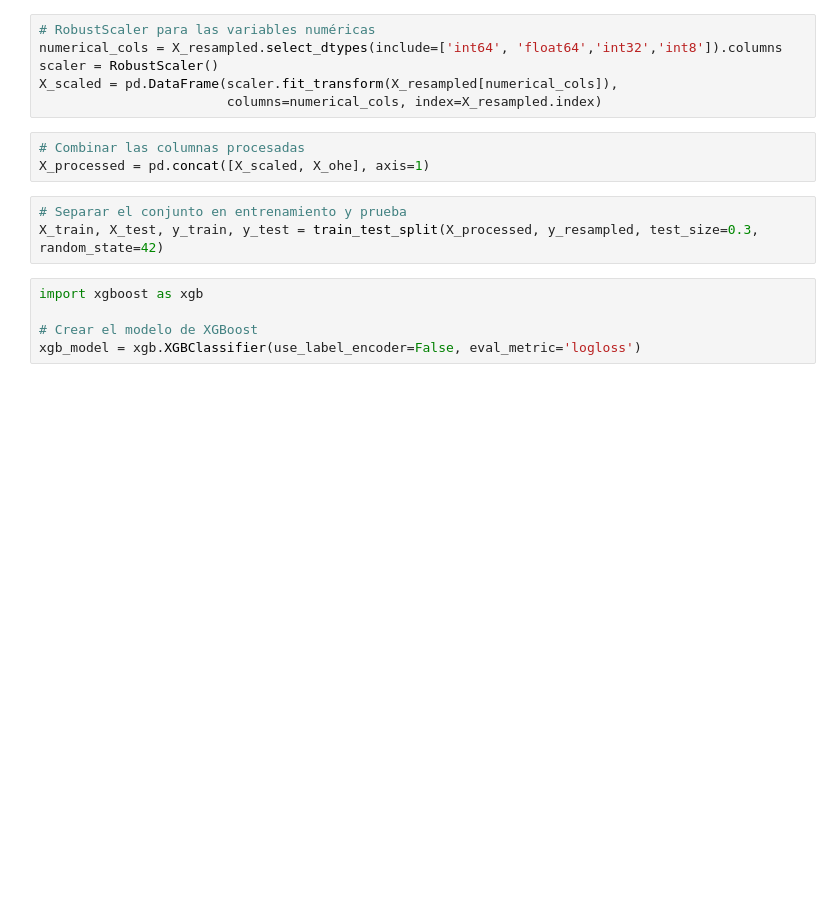
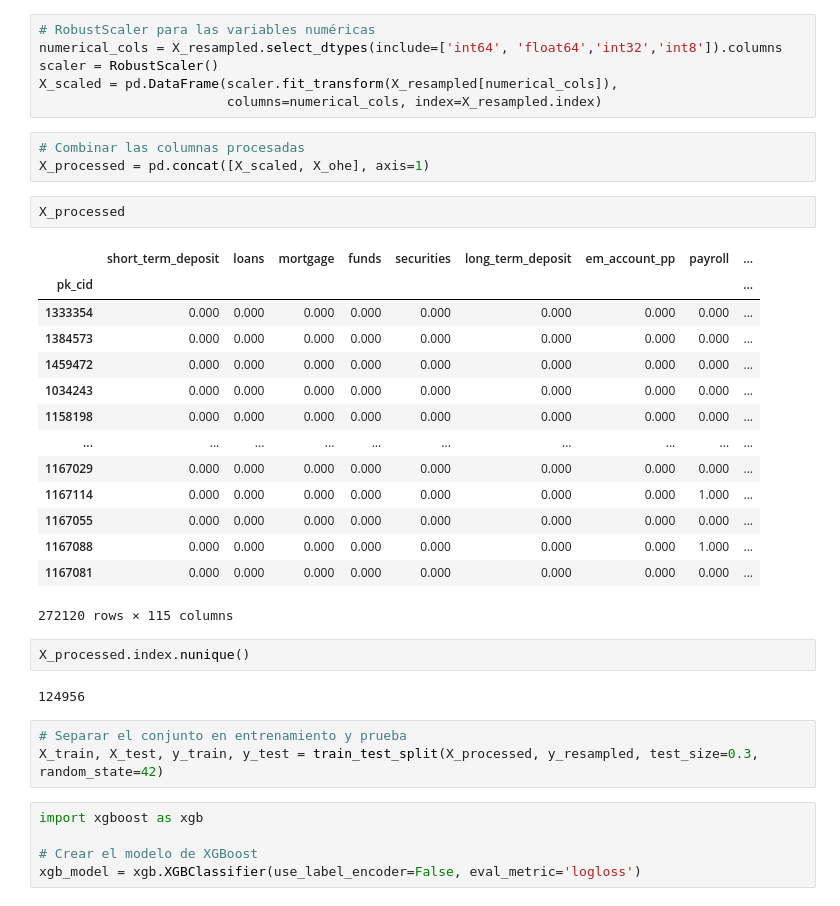
Before and after one commit to jascicz/easy_money_Project, a Jupyter notebook: Tarea_3_Recomendación/Recomendacion_credit_card.ipynb, the cells around one changed output. Drawn from its saved outputs; the diff is of its cells as text; blank space fills up the shorter version.

```diff
--- a/Tarea_3_Recomendación/Recomendacion_credit_card.ipynb
+++ b/Tarea_3_Recomendación/Recomendacion_credit_card.ipynb
@@ -168,6 +182,27 @@ X_scaled = pd.DataFrame(scaler.fit_transform(X_resampled[numerical_cols]),
 # %%
 # Combinar las columnas procesadas
 X_processed = pd.concat([X_scaled, X_ohe], axis=1)
+# %%
+X_processed
+# %% [output]
+|  | short_term_deposit | loans | mortgage | funds | securities | long_term_deposit | em_account_pp | payroll | ... |
+| pk_cid |  |  |  |  |  |  |  |  | ... |
+| 1333354 | 0.000 | 0.000 | 0.000 | 0.000 | 0.000 | 0.000 | 0.000 | 0.000 | ... |
+| 1384573 | 0.000 | 0.000 | 0.000 | 0.000 | 0.000 | 0.000 | 0.000 | 0.000 | ... |
+| 1459472 | 0.000 | 0.000 | 0.000 | 0.000 | 0.000 | 0.000 | 0.000 | 0.000 | ... |
+| 1034243 | 0.000 | 0.000 | 0.000 | 0.000 | 0.000 | 0.000 | 0.000 | 0.000 | ... |
+| 1158198 | 0.000 | 0.000 | 0.000 | 0.000 | 0.000 | 0.000 | 0.000 | 0.000 | ... |
+| ... | ... | ... | ... | ... | ... | ... | ... | ... | ... |
+| 1167029 | 0.000 | 0.000 | 0.000 | 0.000 | 0.000 | 0.000 | 0.000 | 0.000 | ... |
+| 1167114 | 0.000 | 0.000 | 0.000 | 0.000 | 0.000 | 0.000 | 0.000 | 1.000 | ... |
+| 1167055 | 0.000 | 0.000 | 0.000 | 0.000 | 0.000 | 0.000 | 0.000 | 0.000 | ... |
+| 1167088 | 0.000 | 0.000 | 0.000 | 0.000 | 0.000 | 0.000 | 0.000 | 1.000 | ... |
+| 1167081 | 0.000 | 0.000 | 0.000 | 0.000 | 0.000 | 0.000 | 0.000 | 0.000 | ... |
+272120 rows × 115 columns
+# %%
+X_processed.index.nunique()
+# %% [output]
+124956
 # %%
 # Separar el conjunto en entrenamiento y prueba
 X_train, X_test, y_train, y_test = train_test_split(X_processed, y_resampled, test_size=0.3, random_state=42)
```
Also changed, not shown: parts of 5 cells of this notebook.
